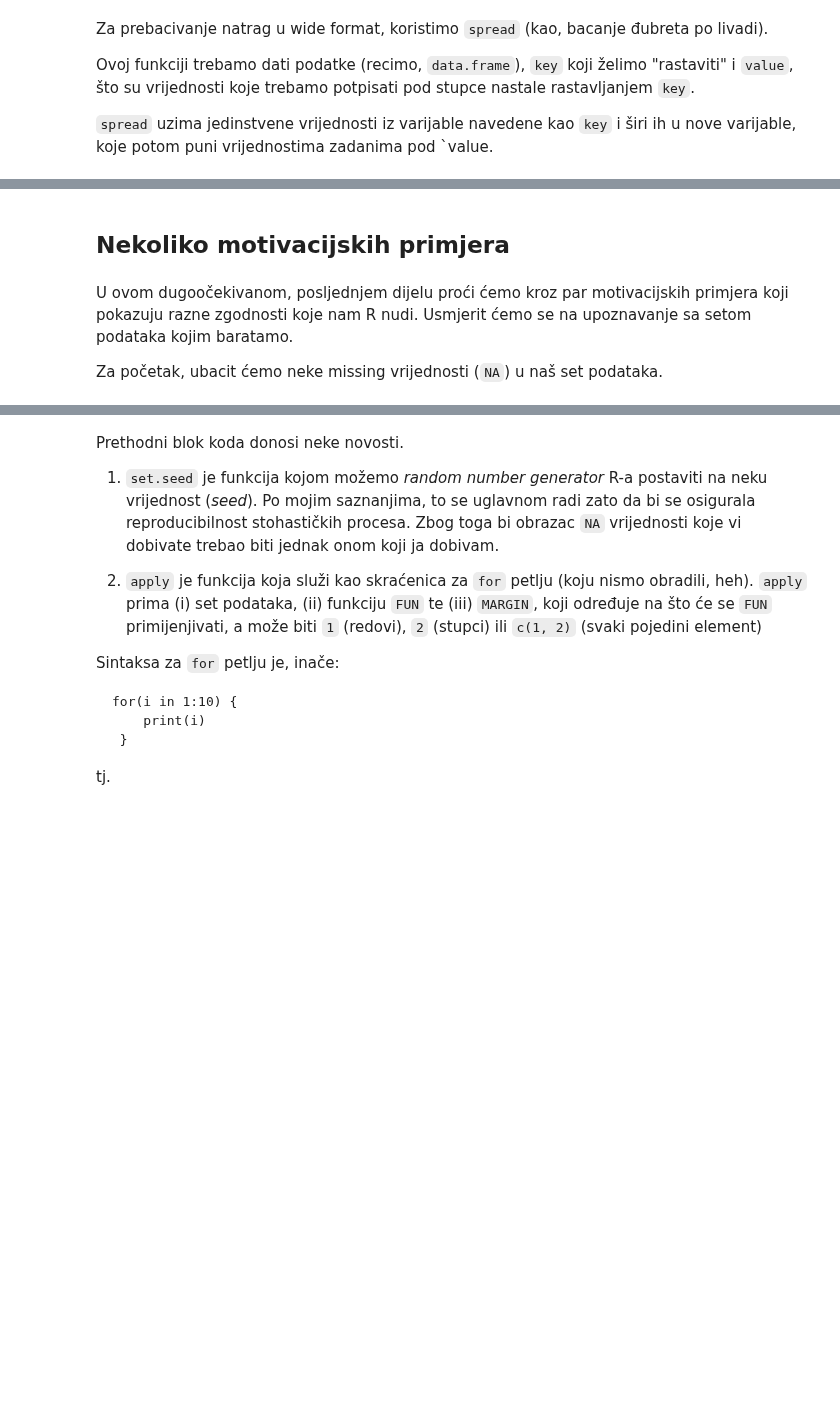
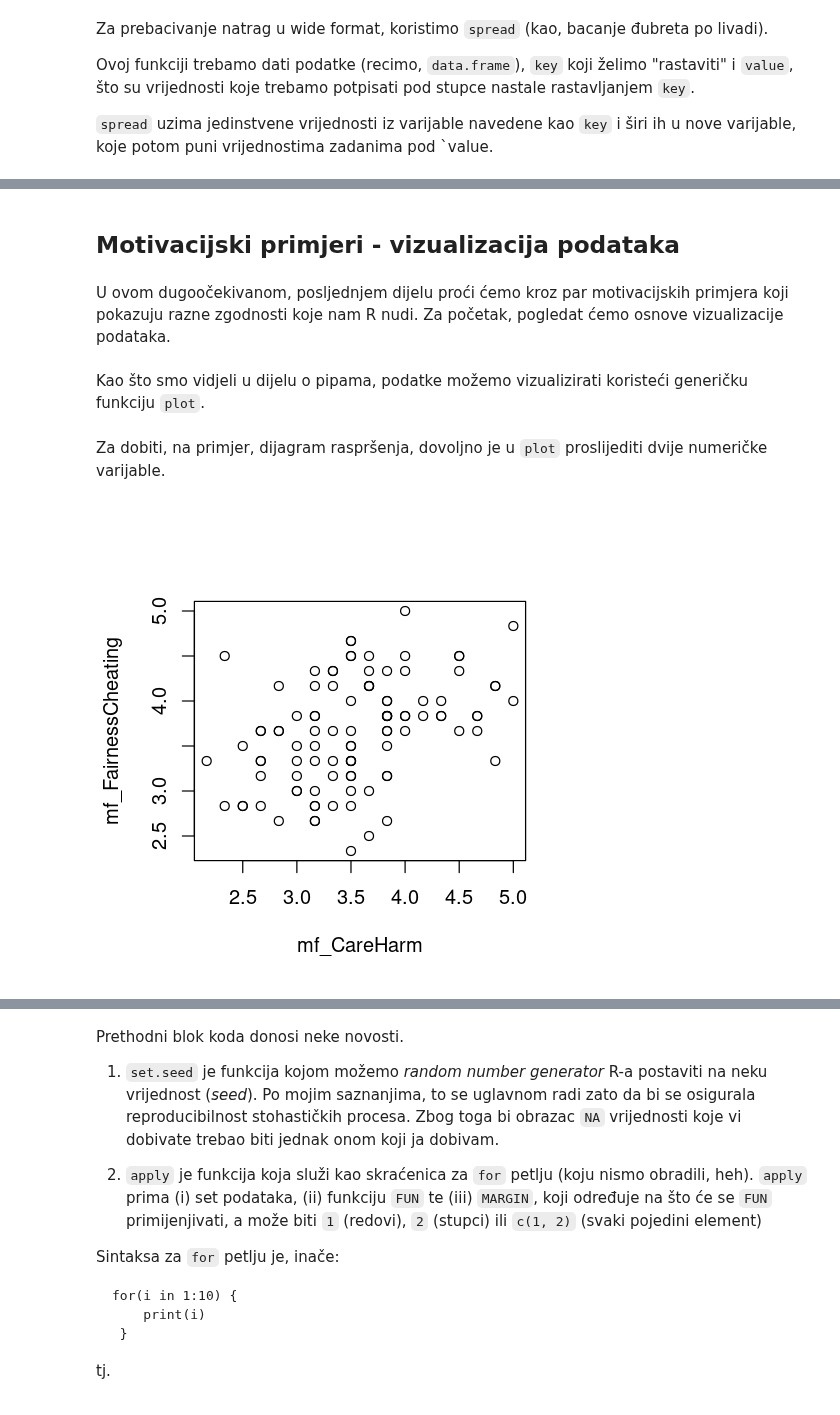
Before and after one commit to vdeni/rdionica, a Jupyter notebook: jupyter-notebook/priprema_podaci_upitnik.ipynb, the cells around one changed output, grey strips where cells are left out. Saved outputs shown, nothing was run; the diff lists cells and outputs as text; code cells hidden in the pictures; blank space fills up the shorter version.

```diff
--- a/jupyter-notebook/priprema_podaci_upitnik.ipynb
+++ b/jupyter-notebook/priprema_podaci_upitnik.ipynb
@@ -1437,9 +1437,17 @@ dplyr::arrange(., sub_index)
 | Male | 8 | 4 | 3 | 4 | 2 |
 | Male | 9 | 3 | 3 | 4 | 2 |
 | Female | 10 | 4 | 5 | 5 | 4 |
-# %% [markdown]
-## Nekoliko motivacijskih primjera
+# %% [markdown]
+## Motivacijski primjeri - vizualizacija podataka
 # %% [markdown]
-U ovom dugoočekivanom, posljednjem dijelu proći ćemo kroz par motivacijskih primjera koji pokazuju razne zgodnosti koje nam R nudi. Usmjerit ćemo se na upoznavanje sa setom podataka kojim baratamo.
-
-Za početak, ubacit ćemo neke missing vrijednosti (`NA`) u naš set podataka.
+U ovom dugoočekivanom, posljednjem dijelu proći ćemo kroz par motivacijskih primjera koji pokazuju razne zgodnosti koje nam R nudi. Za početak, pogledat ćemo osnove vizualizacije podataka.
+# %% [markdown]
+Kao što smo vidjeli u dijelu o pipama, podatke možemo vizualizirati koristeći generičku funkciju `plot`.
+# %% [markdown]
+Za dobiti, na primjer, dijagram raspršenja, dovoljno je u `plot` proslijediti dvije numeričke varijable.
+# %%
+podaci %>%
+dplyr::select(., mf_CareHarm, mf_FairnessCheating) %>%
+plot(.)
+# %% [output]
+[figure, added]
```
Also changed, not shown: parts of 21 cells of this notebook.
